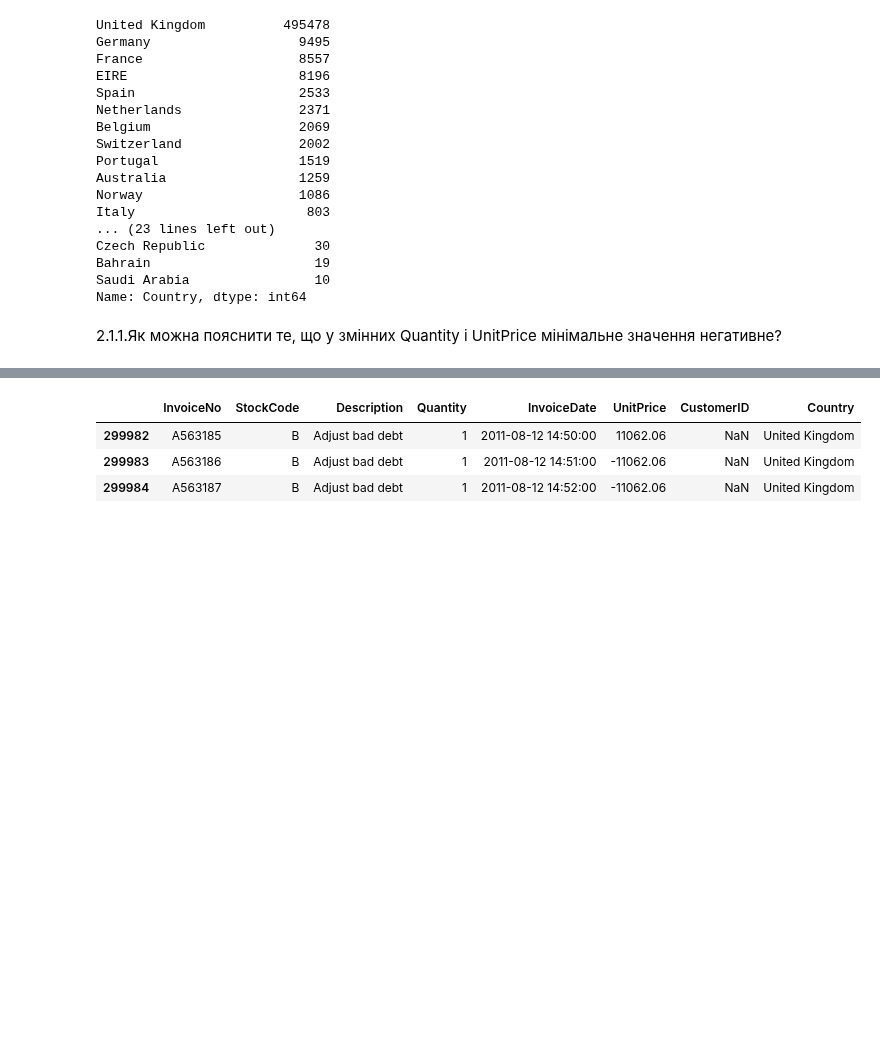
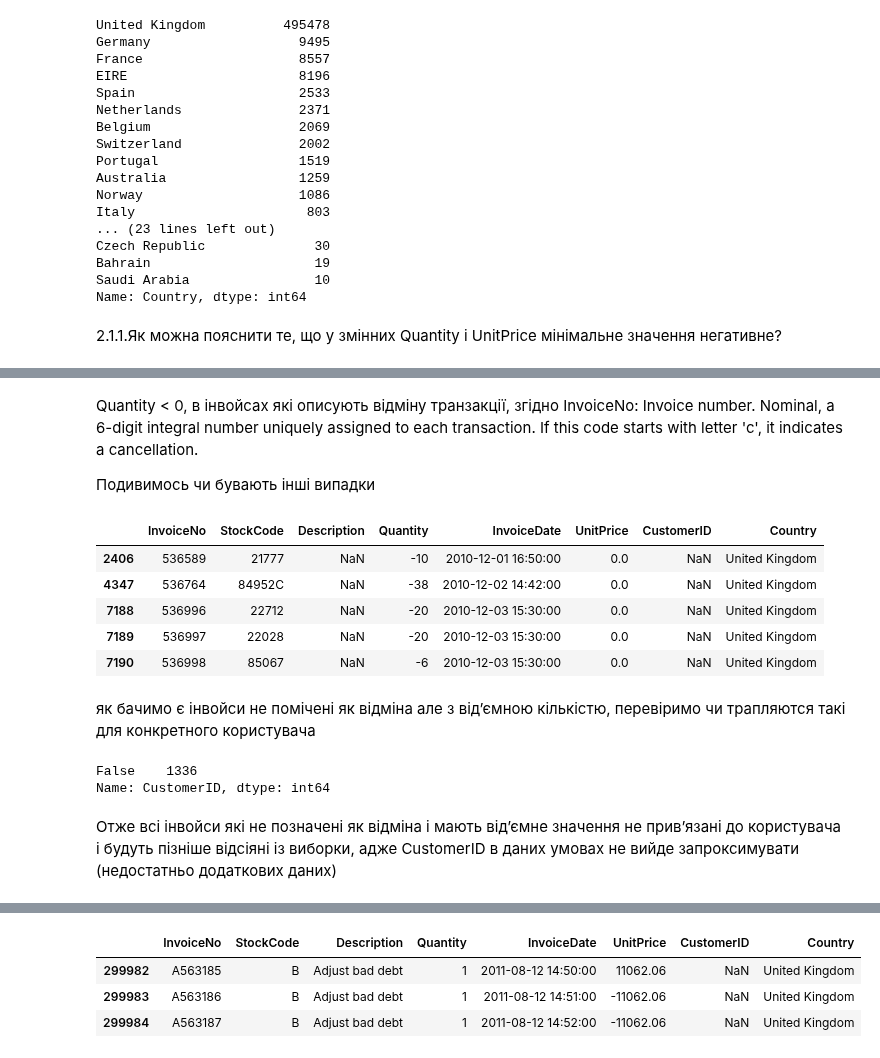
Before and after one commit to dmytrovelychko/rd_ds_python, a Jupyter notebook: hw_6.ipynb, the cells around one changed output, grey strips where cells are left out. Drawn from its saved outputs; the diff is of its cells as text; code cells hidden in the pictures; blank space fills up the shorter version.

```diff
--- a/hw_6.ipynb
+++ b/hw_6.ipynb
@@ -99,3 +101,6 @@ Saudi Arabia                10
 Name: Country, dtype: int64
 # %% [markdown]
 2.1.1.Як можна пояснити те, що у змінних Quantity і UnitPrice мінімальне значення негативне?
+# %%
+df_quantity_lt_0 = df[df["Quantity"] < 0 ]
+df_quantity_lt_0.head()
@@ -102 +114,24 @@ Name: Country, dtype: int64
+# %% [markdown]
+Quantity < 0, в інвойсах які описують відміну транзакції, згідно InvoiceNo: Invoice number. Nominal, a 6-digit integral number uniquely assigned to each transaction. If this code starts with letter 'c', it indicates a cancellation.
+
+Подивимось чи бувають інші випадки
+# %%
+df_quantity_lt_0_not_cancelled = df_quantity_lt_0[df["InvoiceNo"].apply(lambda x: str(x).startswith("C")) == False]
+df_quantity_lt_0_not_cancelled.head()
+# %% [output]
+|  | InvoiceNo | StockCode | Description | Quantity | InvoiceDate | UnitPrice | CustomerID | Country |
+| 2406 | 536589 | 21777 | NaN | -10 | 2010-12-01 16:50:00 | 0.0 | NaN | United Kingdom |
+| 4347 | 536764 | 84952C | NaN | -38 | 2010-12-02 14:42:00 | 0.0 | NaN | United Kingdom |
+| 7188 | 536996 | 22712 | NaN | -20 | 2010-12-03 15:30:00 | 0.0 | NaN | United Kingdom |
+| 7189 | 536997 | 22028 | NaN | -20 | 2010-12-03 15:30:00 | 0.0 | NaN | United Kingdom |
+| 7190 | 536998 | 85067 | NaN | -6 | 2010-12-03 15:30:00 | 0.0 | NaN | United Kingdom |
+# %% [markdown]
+як бачимо є інвойси не помічені як відміна але з відʼємною кількістю, перевіримо чи трапляются такі для конкретного користувача
+# %%
+df_quantity_lt_0_not_cancelled["CustomerID"].notna().value_counts()
+# %% [output]
+False    1336
+Name: CustomerID, dtype: int64
+# %% [markdown]
+Отже всі інвойси які не позначені як відміна і мають відʼємне значення не привʼязані до користувача і будуть пізніше відсіяні із виборки, адже CustomerID в даних умовах не вийде запроксимувати (недостатньо додаткових даних)
 # %%
```
Also changed, not shown: parts of 29 cells of this notebook.
